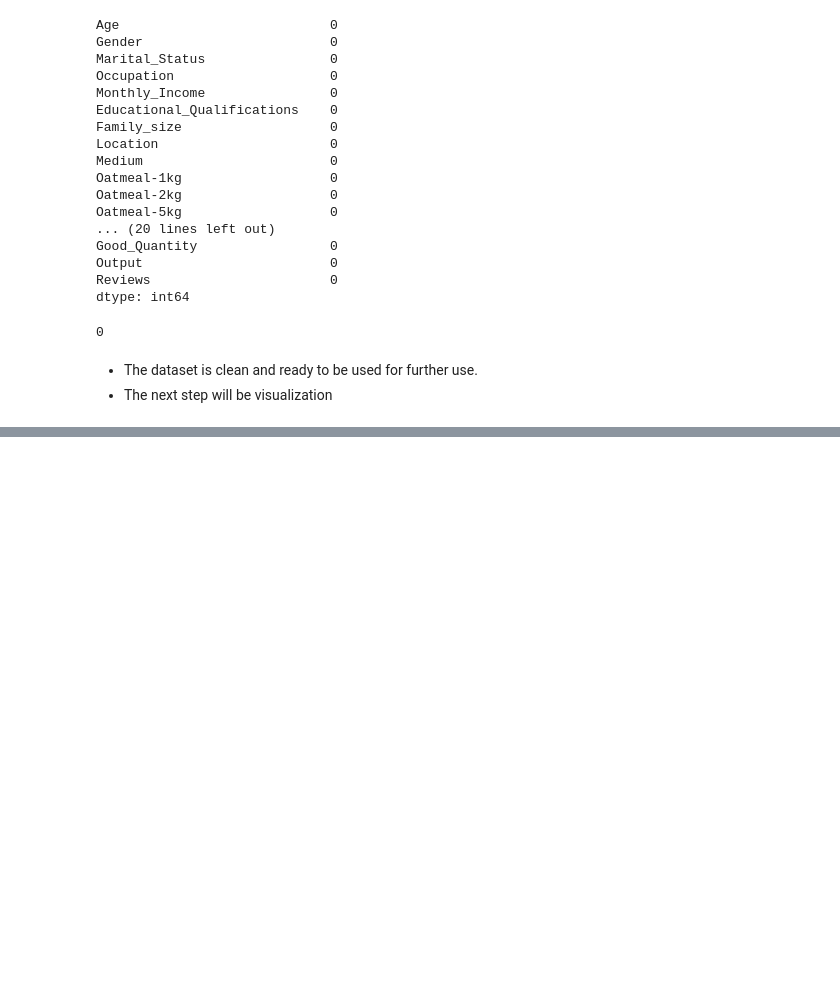
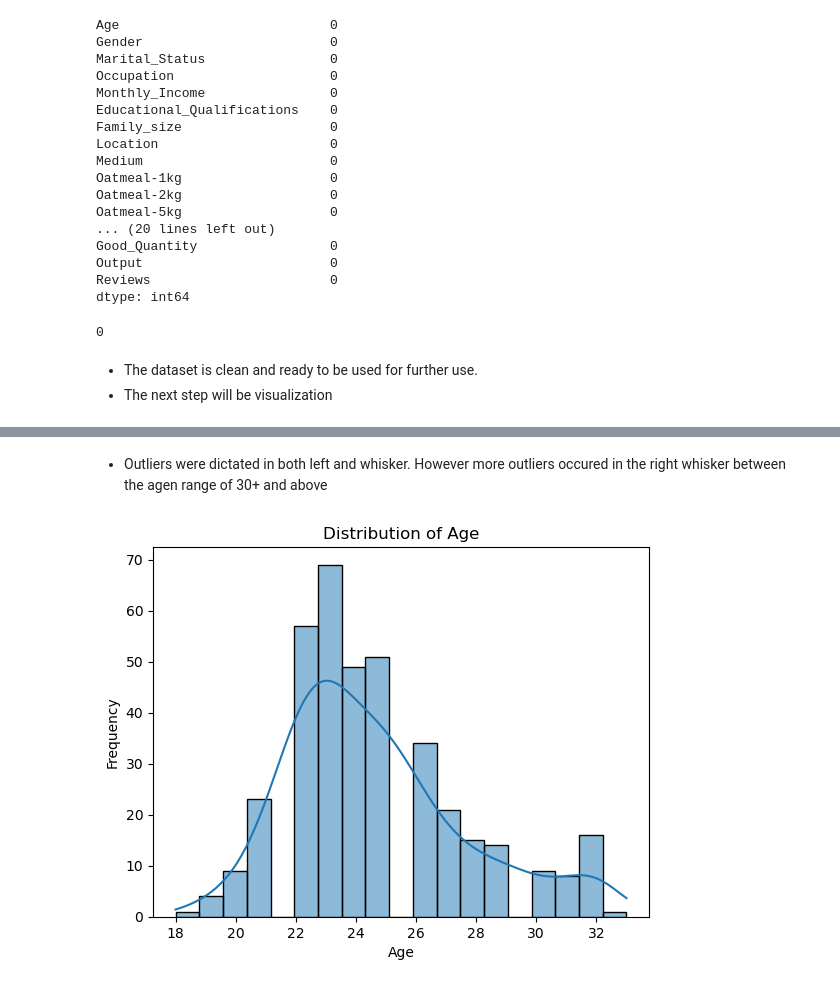
Before and after one commit to UbaChinelo/Customer-churn-prediction-for-Tshally-Foods, a Jupyter notebook: Customer_Churn_Prediction_Tshally_Foods.ipynb, the cells around one changed output, grey strips where cells are left out. Saved outputs shown, nothing was run; the diff lists cells and outputs as text; code cells hidden in the pictures; blank space fills up the shorter version.

```diff
--- a/Customer_Churn_Prediction_Tshally_Foods.ipynb
+++ b/Customer_Churn_Prediction_Tshally_Foods.ipynb
@@ -240,0 +253,13 @@ Customer_Churn.duplicated().sum()
+# %% [markdown]
+- Outliers were dictated in both left and whisker. However more outliers occured in the right whisker between the agen range of 30+ and above
+# %%
+# Create a histogram with KDE
+sns.histplot(data=Customer_Churn, x='Age', kde=True)
+# Set labels and title
+plt.xlabel('Age')
+plt.ylabel('Frequency')
+plt.title('Distribution of Age')
+# Show the plot
+plt.show()
+# %% [output]
+[figure, added]
```
Also changed, not shown: parts of 16 cells of this notebook.
